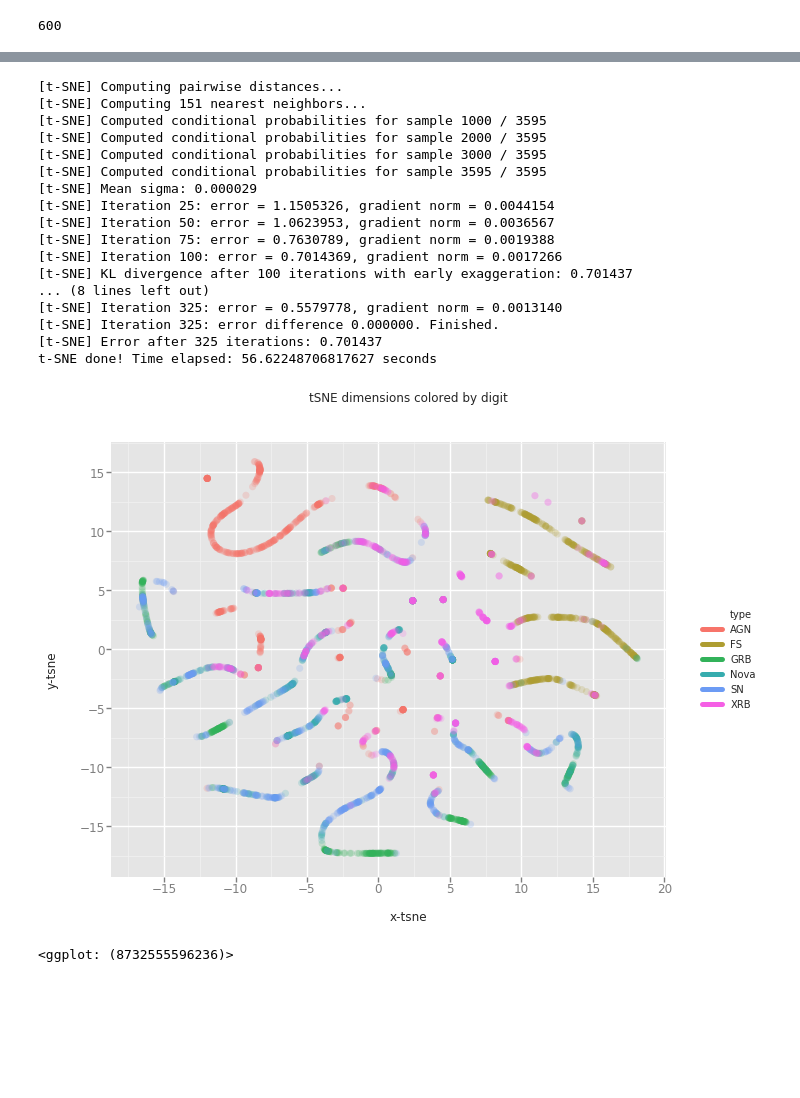
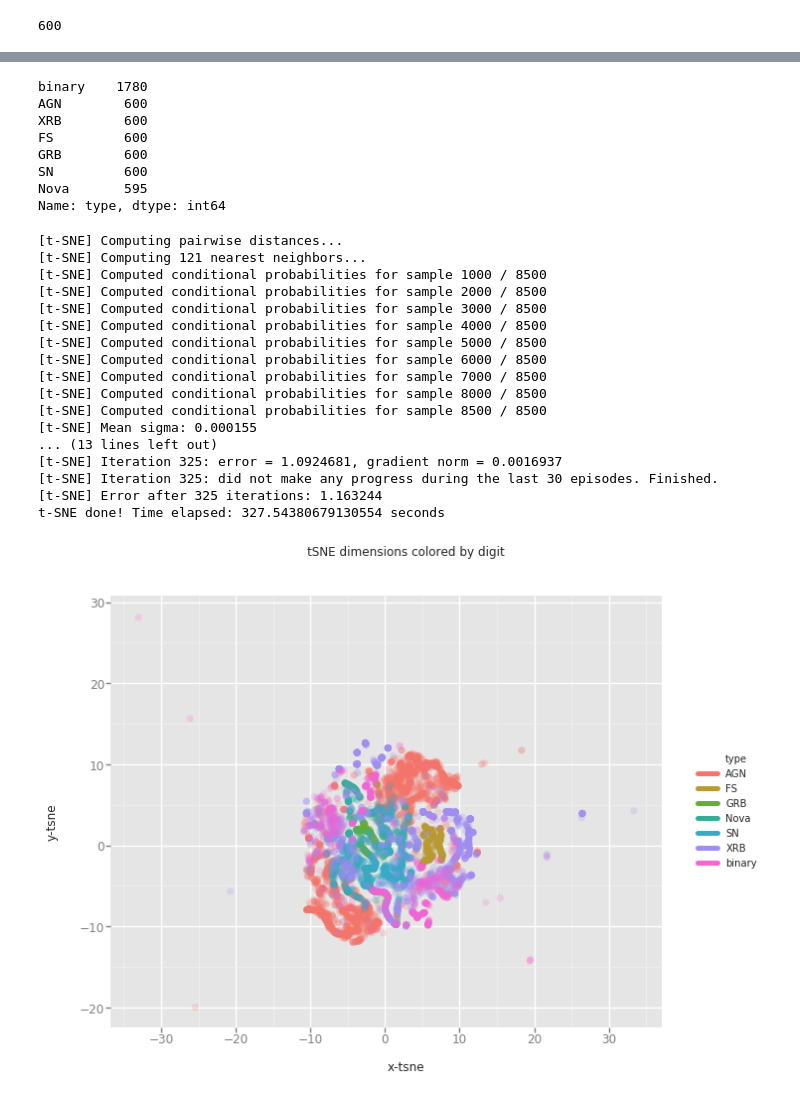
Before and after one commit to kimeels/variability-timescale-analysis-paper, a Jupyter notebook: scripts/Sampling.ipynb, the cells around one changed output, grey strips where cells are left out. Drawn from its saved outputs; the diff is of its cells as text; code cells hidden in the pictures; blank space fills up the shorter version.

```diff
--- a/scripts/Sampling.ipynb
+++ b/scripts/Sampling.ipynb
@@ -99,8 +102,8 @@ ValueError: cannot reshape array of size 0 into shape (0)
 # %%
-feature_root = '../features/'
+feature_root = '../features.new/'
 feature_files = []
 for path, subdirs, files in os.walk(feature_root):
-    #subdirs[:] = [d for d in subdirs if d not in ['GBI']]
+    #subdirs[:] = [d for d in subdirs if d not in ['GBI']]""""""
     for filename in files:
         f = os.path.join(path, filename)
         feature_files.append(f)
@@ -117,7 +120,7 @@ delta_t = np.array([2*sec,1*mins,30*mins,1*hr,6*hr,12*hr,1*day,2*day,6*day,2*wee
                         2*month,4*month,6*month,8*month,1*yr,1.5*yr,2*yr])
 # %%
 
-feat_cols = ['2sec','1min','30min','1hr','6hr','12hr','1day','2day','6day','2week','3week',
+feat_cols = ['2sec','1min','30min','1hr','2hr','4hr','6hr','8hr','12hr','1day','2day','4day','6day','2week','3week',
              '1month','2month','4month','6month','8month','1yr','1.5yr','2yr']
 
 df = pd.DataFrame(columns=feat_cols)
@@ -178,5 +181,6 @@ for i in range(len(feature_files)):
 
 df = df[feat_cols + ['type']]
 
+df = df.replace(to_replace=-999.0,value=np.nan)
 df['type'].value_counts()
 # %% [output]
@@ -200,9 +204,11 @@ feat_array_Magnetar = df.loc[(df["type"] == "Magnetar" )]
 feat_array_FS = df.loc[(df["type"] == "FS" )]
 feat_array_MCV = df.loc[(df["type"] == "MCV" )]
 feat_array_Algol = df.loc[(df["type"] == "Algol" )]
+feat_array_bin = df.loc[(df["type"] == "binary" )]
 
-feat_dfs = [feat_array_TDE,feat_array_SN,feat_array_AGN,feat_array_XRB,feat_array_GRB,feat_array_Nova,
-               feat_array_RSCVn,feat_array_Magnetar,feat_array_FS,feat_array_MCV,feat_array_Algol]
+feat_dfs = [feat_array_TDE,feat_array_SN,feat_array_AGN,feat_array_XRB,feat_array_GRB,
+            feat_array_Nova,feat_array_RSCVn,feat_array_Magnetar,feat_array_FS,
+            feat_array_MCV,feat_array_Algol,feat_array_bin]
 
 array_names = ['TDE','SN','AGN','XRB','GRB','Nova','RSCVn','Magnetar','FS','MCV','Algol']
 dfnew = pd.DataFrame(columns=feat_cols + ['type'])
@@ -210,3 +216,5 @@ dfnew = pd.DataFrame(columns=feat_cols + ['type'])
 for d in feat_dfs:
     d = d.fillna(d.mean())
     dfnew = dfnew.append(d)
+
+dfnew = dfnew.fillna(dfnew.mean())
@@ -229,16 +221,27 @@ array([[  1.98329220e-02,   1.98328054e-02,   1.98292933e-02, ...,
+# %%
+dfnew[feat_cols[:-10]]
+dfnew['type'].value_counts()
+# %% [output]
+binary    1780
+AGN        600
+XRB        600
+FS         600
+GRB        600
+SN         600
+Nova       595
+Name: type, dtype: int64
 # %%
-dfnew = dfnew.fillna(dfnew.mean())
 
 from sklearn.manifold import TSNE
 from sklearn import preprocessing
 
-training_set = dfnew[feat_cols].values
+training_set = dfnew[feat_cols[:]].values
 
 scaler = preprocessing.StandardScaler().fit(training_set)
 n_sne = 10000
 
 time_start = time.time()
-tsne = TSNE(n_components=2,init='pca',verbose=2, perplexity=50)
+tsne = TSNE(n_components=2,init='pca',verbose=2, perplexity=40)
 
 tsne_results = tsne.fit_transform(scaler.transform(training_set))
 
@@ -246,31 +249,30 @@ tsne_results = tsne.fit_transform(scaler.transform(training_set))
 print('t-SNE done! Time elapsed: {} seconds'.format(time.time()-time_start))
 # %% [output]
 [t-SNE] Computing pairwise distances...
-[t-SNE] Computing 151 nearest neighbors...
-[t-SNE] Computed conditional probabilities for sample 1000 / 3595
-[t-SNE] Computed conditional probabilities for sample 2000 / 3595
-[t-SNE] Computed conditional probabilities for sample 3000 / 3595
-[t-SNE] Computed conditional probabilities for sample 3595 / 3595
-[t-SNE] Mean sigma: 0.000029
-[t-SNE] Iteration 25: error = 1.1505326, gradient norm = 0.0044154
-[t-SNE] Iteration 50: error = 1.0623953, gradient norm = 0.0036567
-[t-SNE] Iteration 75: error = 0.7630789, gradient norm = 0.0019388
-[t-SNE] Iteration 100: error = 0.7014369, gradient norm = 0.0017266
-[t-SNE] KL divergence after 100 iterations with early exaggeration: 0.701437
-... (8 lines left out)
-[t-SNE] Iteration 325: error = 0.5579778, gradient norm = 0.0013140
-[t-SNE] Iteration 325: error difference 0.000000. Finished.
-[t-SNE] Error after 325 iterations: 0.701437
-t-SNE done! Time elapsed: 56.62248706817627 seconds
+[t-SNE] Computing 121 nearest neighbors...
+[t-SNE] Computed conditional probabilities for sample 1000 / 8500
+[t-SNE] Computed conditional probabilities for sample 2000 / 8500
+[t-SNE] Computed conditional probabilities for sample 3000 / 8500
+[t-SNE] Computed conditional probabilities for sample 4000 / 8500
+[t-SNE] Computed conditional probabilities for sample 5000 / 8500
+[t-SNE] Computed conditional probabilities for sample 6000 / 8500
+[t-SNE] Computed conditional probabilities for sample 7000 / 8500
+[t-SNE] Computed conditional probabilities for sample 8000 / 8500
+[t-SNE] Computed conditional probabilities for sample 8500 / 8500
+[t-SNE] Mean sigma: 0.000155
+... (13 lines left out)
+[t-SNE] Iteration 325: error = 1.0924681, gradient norm = 0.0016937
+[t-SNE] Iteration 325: did not make any progress during the last 30 episodes. Finished.
+[t-SNE] Error after 325 iterations: 1.163244
+t-SNE done! Time elapsed: 327.54380679130554 seconds
 # %%
 df_tsne = dfnew.copy()
 df_tsne['x-tsne'] = tsne_results[:,0]
 df_tsne['y-tsne'] = tsne_results[:,1]
 
 chart = ggplot( df_tsne, aes(x='x-tsne', y='y-tsne', color='type') ) \
         + geom_point(size=50,alpha=0.2) \
         + ggtitle("tSNE dimensions colored by digit")
-chart
+chart.save('tsne_new.png')
 # %% [output]
-[figure, old version]
+[figure, new version]
-<ggplot: (8732555596236)>
```
Also changed, not shown: parts of 9 cells of this notebook.
